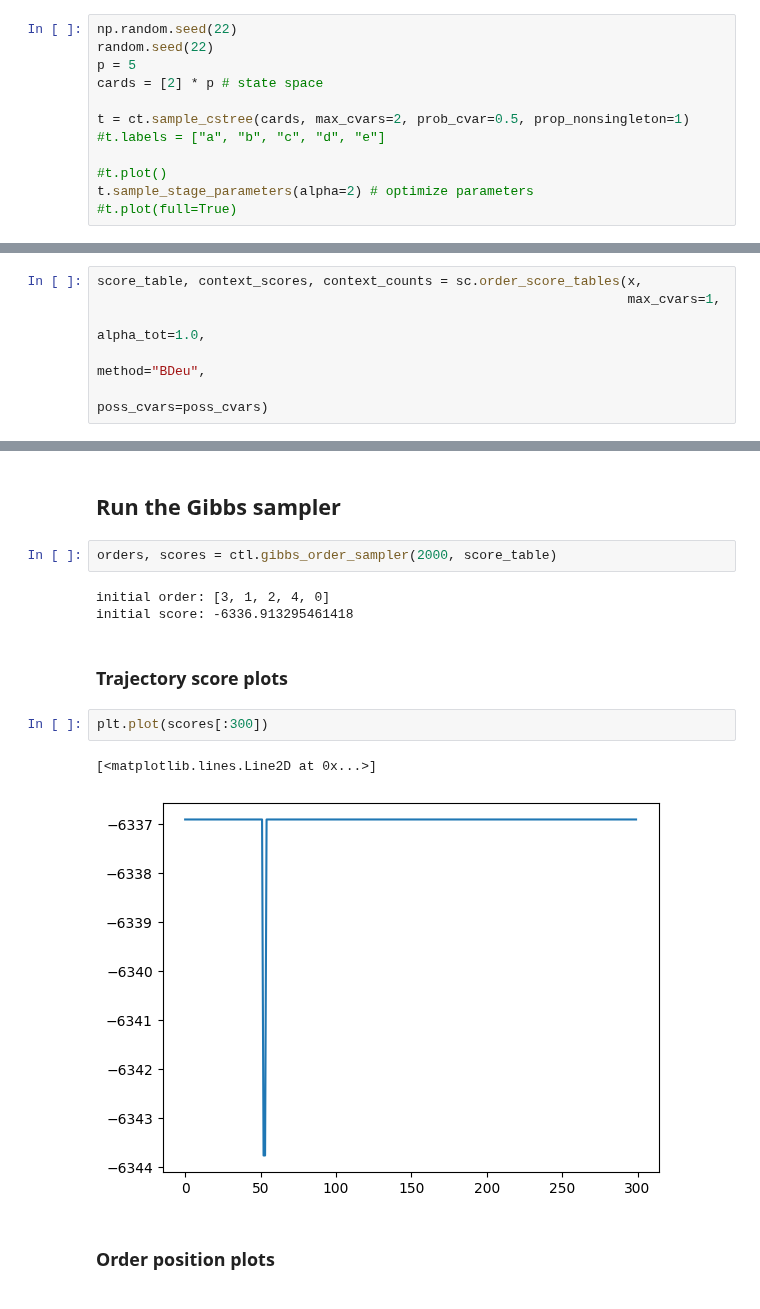
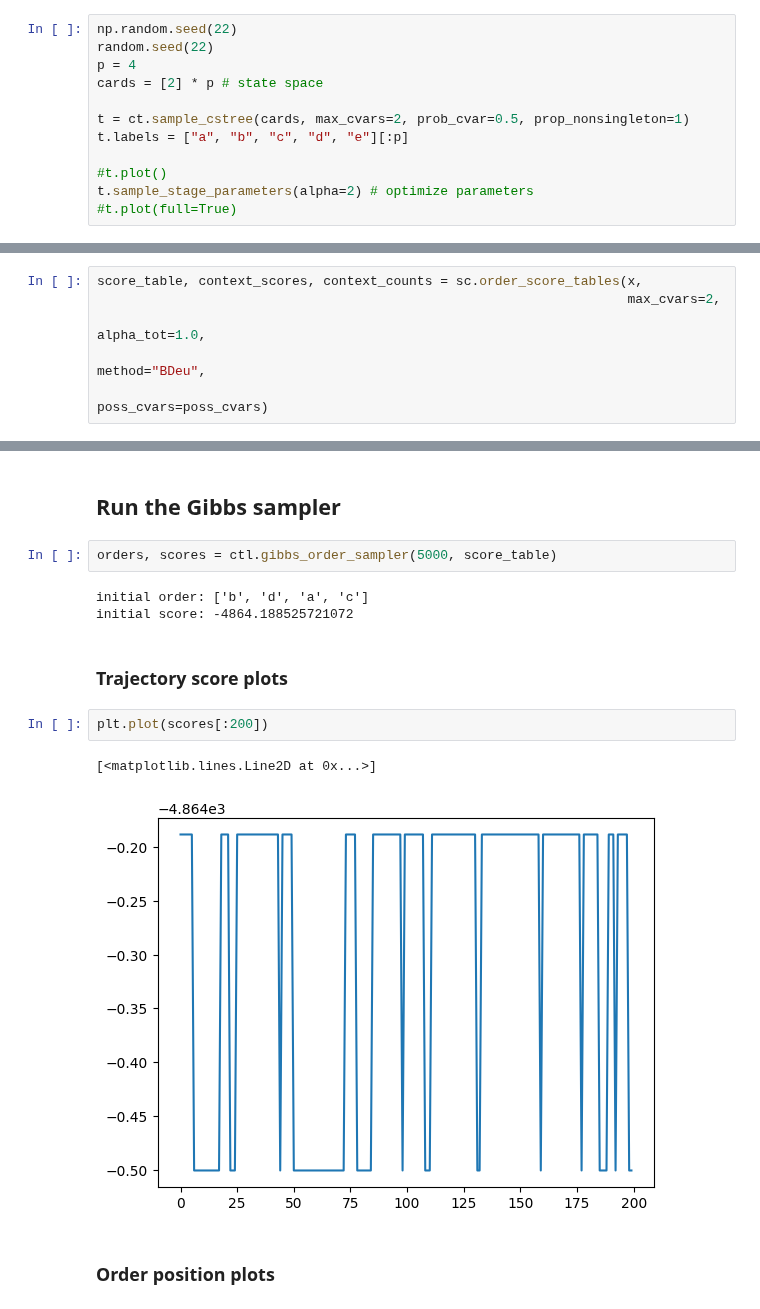
Before and after one commit to felixleopoldo/cstrees, a Jupyter notebook: src/learn_demo_gibbs.ipynb, the cells around one changed output, grey strips where cells are left out. Drawn from its saved outputs; the diff is of its cells as text.

```diff
--- a/src/learn_demo_gibbs.ipynb
+++ b/src/learn_demo_gibbs.ipynb
@@ -30,11 +30,11 @@ The autoreload extension is already loaded. To reload it, use:
 # %%
 np.random.seed(22)
 random.seed(22)
-p = 5
+p = 4
 cards = [2] * p # state space
 
 t = ct.sample_cstree(cards, max_cvars=2, prob_cvar=0.5, prop_nonsingleton=1)
-#t.labels = ["a", "b", "c", "d", "e"]
+t.labels = ["a", "b", "c", "d", "e"][:p]
 
 #t.plot()
 t.sample_stage_parameters(alpha=2) # optimize parameters
@@ -140,6 +126,6 @@ print(poss_cvars)
 # %%
 score_table, context_scores, context_counts = sc.order_score_tables(x,
-                                                                    max_cvars=1,
+                                                                    max_cvars=2,
                                                                     alpha_tot=1.0,
                                                                     method="BDeu",
                                                                     poss_cvars=poss_cvars)
@@ -189,17 +170,17 @@ pp(context_scores)
 # %% [markdown]
 ## Run the Gibbs sampler
 # %%
-orders, scores = ctl.gibbs_order_sampler(2000, score_table)
+orders, scores = ctl.gibbs_order_sampler(5000, score_table)
 # %% [output]
-initial order: [3, 1, 2, 4, 0]
-initial score: -6336.913295461418
+initial order: ['b', 'd', 'a', 'c']
+initial score: -4864.188525721072
 # %% [markdown]
 ### Trajectory score plots
 # %%
-plt.plot(scores[:300])
+plt.plot(scores[:200])
 # %% [output]
 [<matplotlib.lines.Line2D at 0x...>]
-[figure, old version]
+[figure, new version]
 # %% [markdown]
 ### Order position plots
 # %% [markdown]
```
Also changed, not shown: parts of 17 cells of this notebook, 2 other files.
